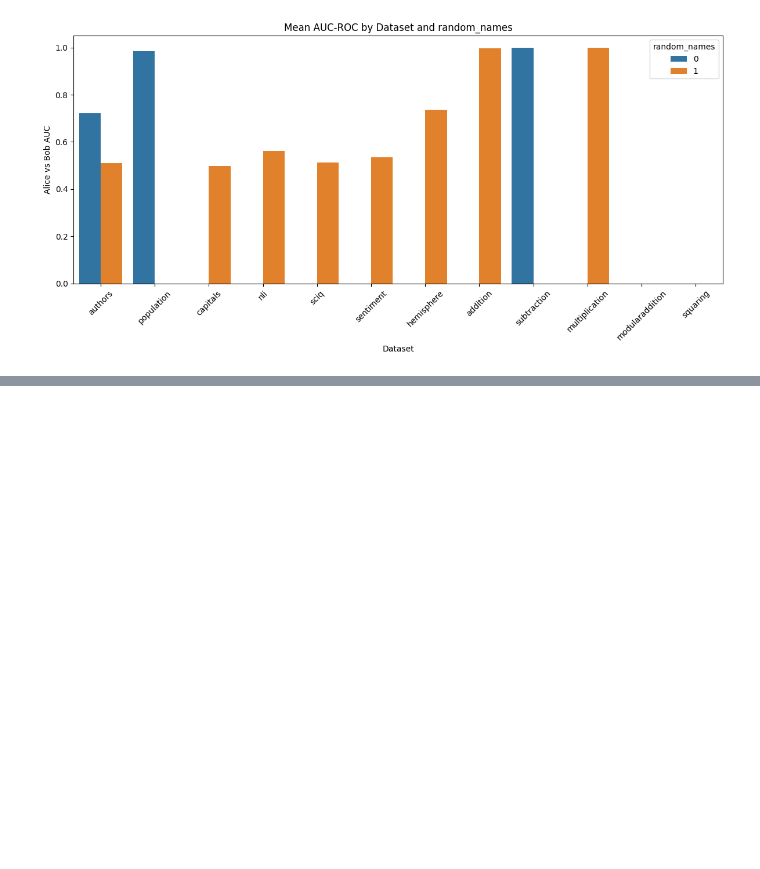
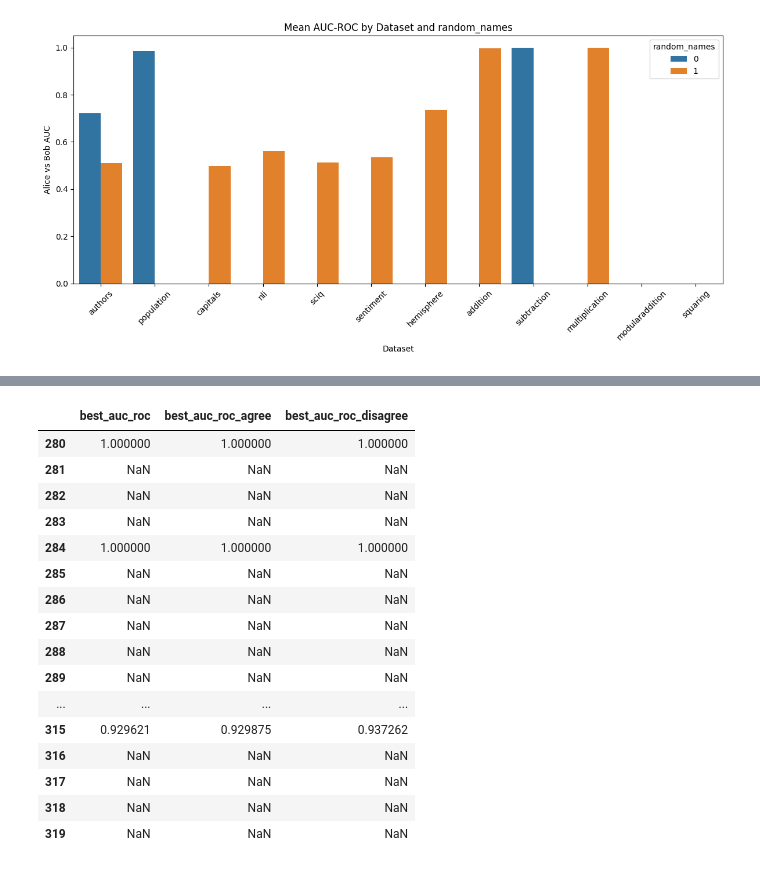
Before and after one commit to EleutherAI/cupbearer, a Jupyter notebook: notebooks/plot_results.ipynb, the cells around one changed output, grey strips where cells are left out. Drawn from its saved outputs; the diff is of its cells as text; code cells hidden in the pictures; blank space fills up the shorter version.

```diff
--- a/notebooks/plot_results.ipynb
+++ b/notebooks/plot_results.ipynb
@@ -301,0 +275,5 @@ df[df['layer'] < 0]
+# %%
+for dataset in df['dataset'].unique():
+    print(f"\n## {dataset}\n")
+    dataset_df = df[df['dataset'] == dataset].drop(columns = 'dataset')
+    print(dataset_df.groupby(['score','features']).agg(np.nanmean)[['auc_roc', 'auc_roc_agree', 'auc_roc_disagree']].dropna().reset_index().to_markdown(tablefmt="github", floatfmt=".3f", index=False))
@@ -301,0 +385,20 @@ df[df['layer'] < 0]
+# %%
+best_layer_scores.loc[best_layer_scores['dataset'] == dataset, ['best_auc_roc', 'best_auc_roc_agree', 'best_auc_roc_disagree']]
+# %% [output]
+|  | best_auc_roc | best_auc_roc_agree | best_auc_roc_disagree |
+| 280 | 1.000000 | 1.000000 | 1.000000 |
+| 281 | NaN | NaN | NaN |
+| 282 | NaN | NaN | NaN |
+| 283 | NaN | NaN | NaN |
+| 284 | 1.000000 | 1.000000 | 1.000000 |
+| 285 | NaN | NaN | NaN |
+| 286 | NaN | NaN | NaN |
+| 287 | NaN | NaN | NaN |
+| 288 | NaN | NaN | NaN |
+| 289 | NaN | NaN | NaN |
+| ... | ... | ... | ... |
+| 315 | 0.929621 | 0.929875 | 0.937262 |
+| 316 | NaN | NaN | NaN |
+| 317 | NaN | NaN | NaN |
+| 318 | NaN | NaN | NaN |
+| 319 | NaN | NaN | NaN |
```
Also changed, not shown: parts of 12 cells of this notebook, 1 other file.
